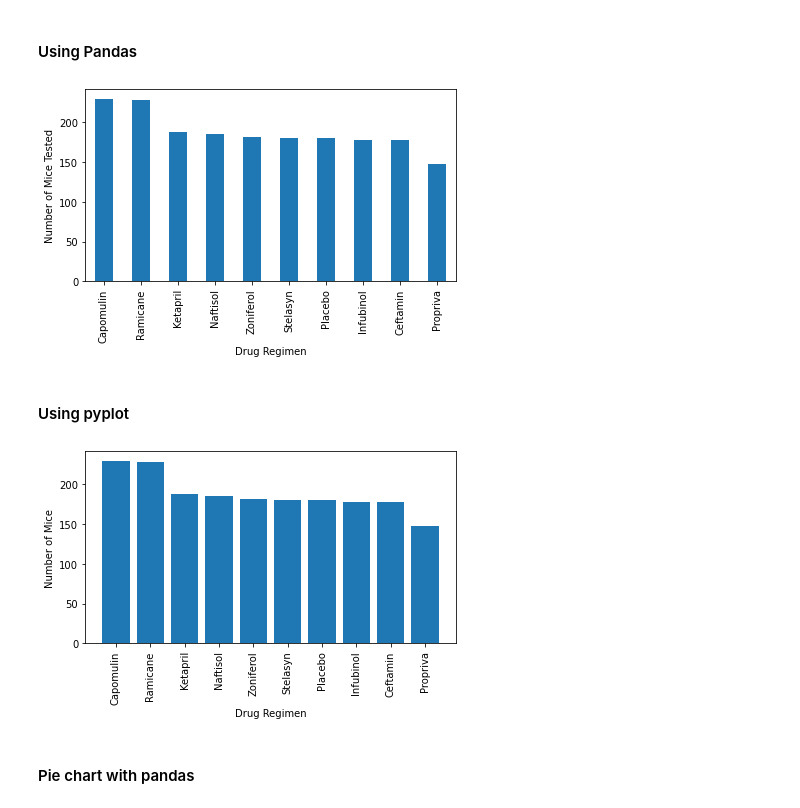
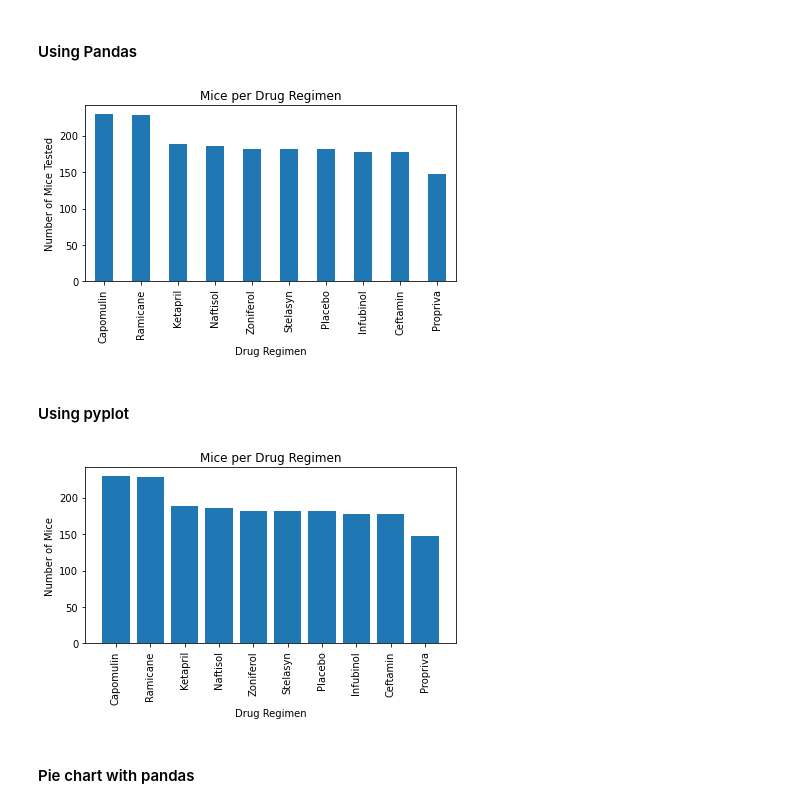
Before and after one commit to scrannad/matplotlib_challenge, a Jupyter notebook: Pymaceuticals/pymaceuticals.ipynb, the cells around one changed output. Saved outputs shown, nothing was run; the diff lists cells and outputs as text; code cells hidden in the pictures.

```diff
--- a/Pymaceuticals/pymaceuticals.ipynb
+++ b/Pymaceuticals/pymaceuticals.ipynb
@@ -162,32 +162,34 @@ drug_regimen=cleaned_mouse_df.groupby("Drug Regimen")
 mice_per_drug=drug_regimen["Timepoint"].count().sort_values(ascending=False)
 
 mice_per_drug_chart=mice_per_drug.plot(kind="bar")
+plt.title("Mice per Drug Regimen")
 mice_per_drug_chart.set_ylabel("Number of Mice Tested")
 plt.tight_layout()
 
 plt.show()
 # %% [output]
-[figure, old version]
+[figure, new version]
 # %% [markdown]
 #### Using pyplot
 # %%
 # Generate a bar plot showing the total number of timepoints for all mice tested for each drug regimen using pyplot.
 
 x_axis = np.arange(len(mice_per_drug))
 regimen_name = list(mice_per_drug.index.values)
 
 # Create bar chart
 py_bar_mice_per_regimen = plt.bar(x_axis, mice_per_drug)
 
 plt.xticks(x_axis, regimen_name,rotation="vertical")
+plt.title("Mice per Drug Regimen")
 plt.xlabel("Drug Regimen")
 plt.ylabel("Number of Mice")
 plt.tight_layout()
 
 
 plt.show()
 # %% [output]
-[figure, old version]
+[figure, new version]
 # %% [markdown]
 #### Pie chart with pandas
 # %%
```
Also changed, not shown: parts of 2 cells of this notebook.
